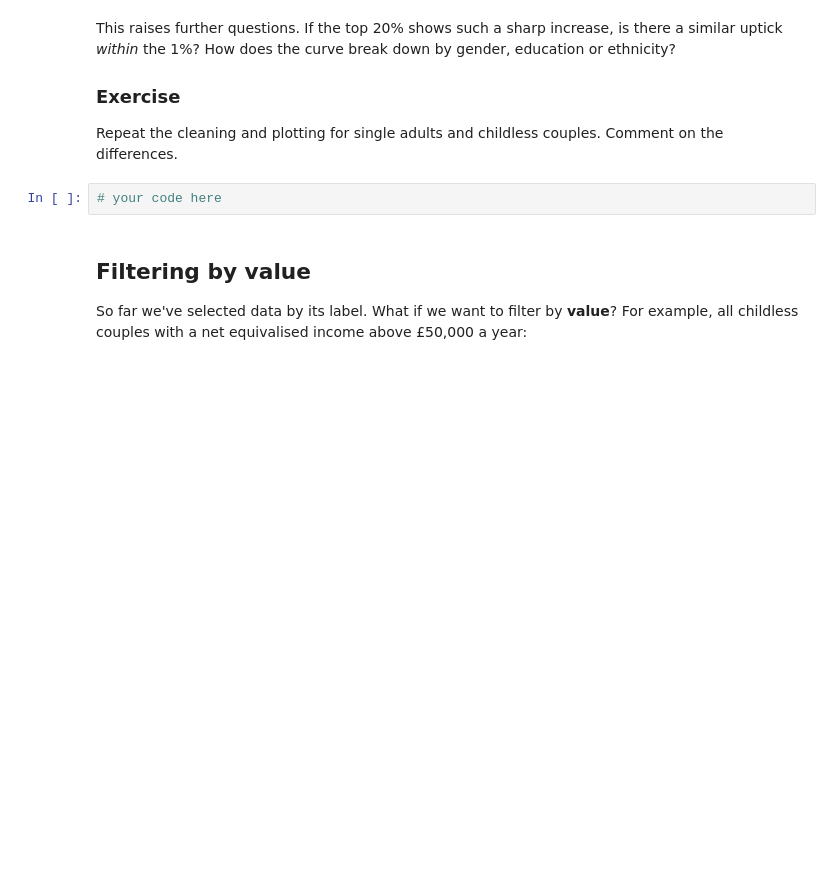
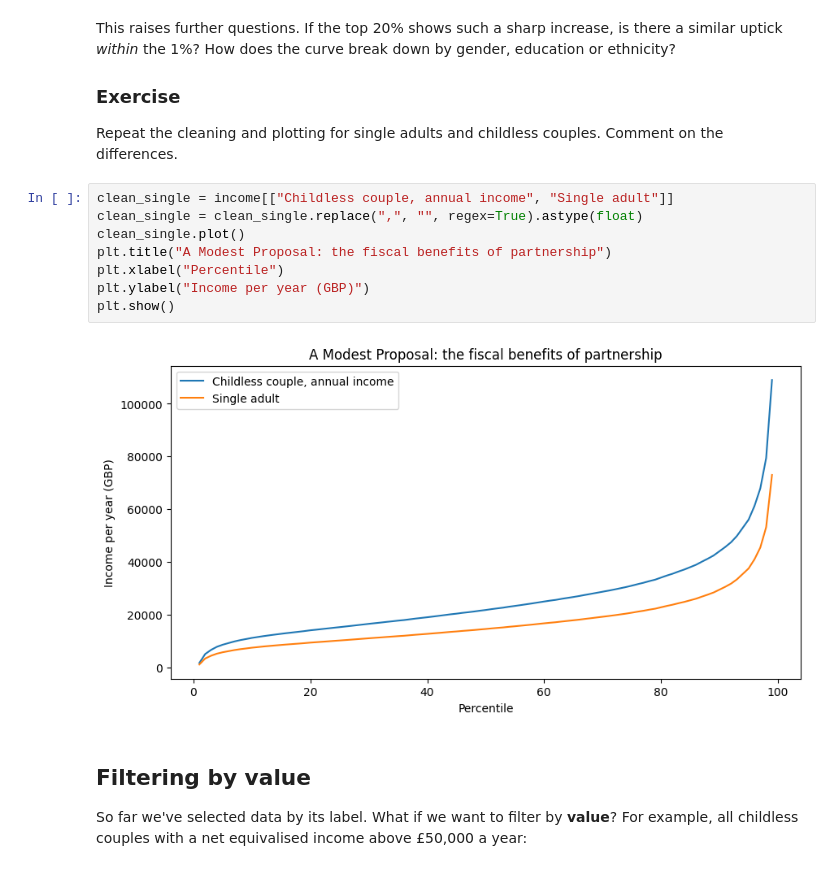
Before and after one commit to chipreshu1-ui/QM2_, a Jupyter notebook: notebooks/W02. Pandas.ipynb, the cells around one changed output. Saved outputs shown, nothing was run; the diff lists cells and outputs as text; blank space fills up the shorter version.

```diff
--- a/notebooks/W02. Pandas.ipynb
+++ b/notebooks/W02. Pandas.ipynb
@@ -221,7 +244,15 @@ This raises further questions. If the top 20% shows such a sharp increase, is th
 
 Repeat the cleaning and plotting for single adults and childless couples. Comment on the differences.
 # %%
-# your code here
+clean_single = income[["Childless couple, annual income", "Single adult"]]
+clean_single = clean_single.replace(",", "", regex=True).astype(float)
+clean_single.plot()
+plt.title("A Modest Proposal: the fiscal benefits of partnership")
+plt.xlabel("Percentile")
+plt.ylabel("Income per year (GBP)")
+plt.show()
+# %% [output]
+[figure, added]
 # %% [markdown]
 ## Filtering by value
 
```
Also changed, not shown: parts of 4 cells of this notebook.
